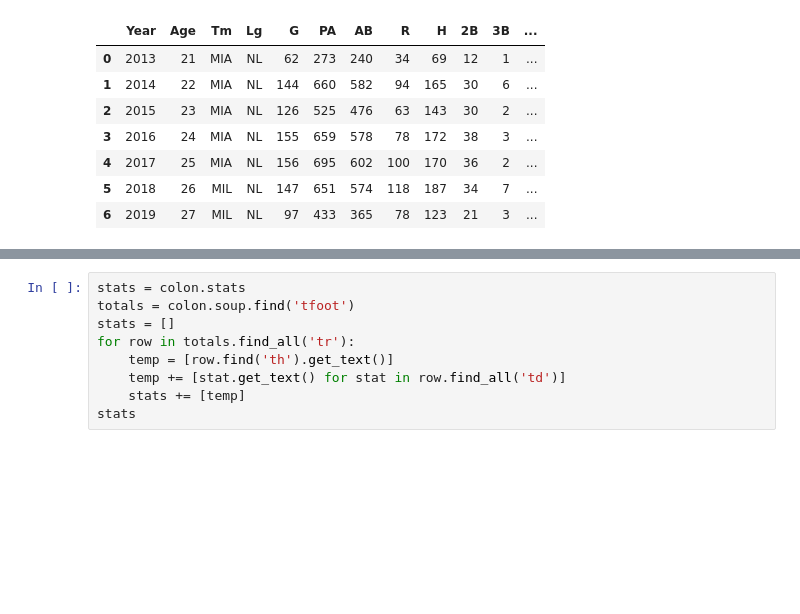
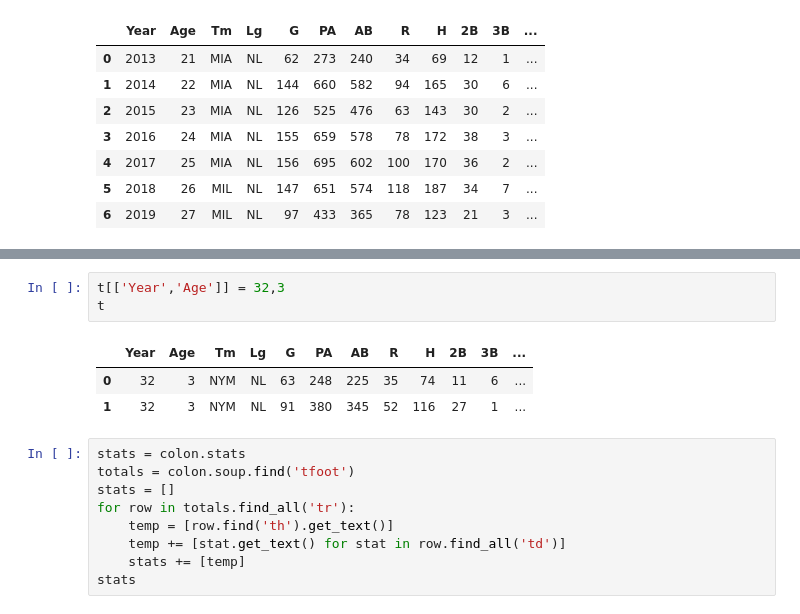
Before and after one commit to jeremytjess/Web-Scrapers, a Jupyter notebook: baseballReferenceScraper.ipynb, the cells around one changed output, grey strips where cells are left out. Drawn from its saved outputs; the diff is of its cells as text; blank space fills up the shorter version.

```diff
--- a/baseballReferenceScraper.ipynb
+++ b/baseballReferenceScraper.ipynb
@@ -110,3 +133,10 @@ yelich.gen_stats_table()
+# %%
+t[['Year','Age']] = 32,3
+t
+# %% [output]
+|  | Year | Age | Tm | Lg | G | PA | AB | R | H | 2B | 3B | ... |
+| 0 | 32 | 3 | NYM | NL | 63 | 248 | 225 | 35 | 74 | 11 | 6 | ... |
+| 1 | 32 | 3 | NYM | NL | 91 | 380 | 345 | 52 | 116 | 27 | 1 | ... |
 # %%
 stats = colon.stats
 totals = colon.soup.find('tfoot')
```
Also changed, not shown: parts of 9 cells of this notebook.
